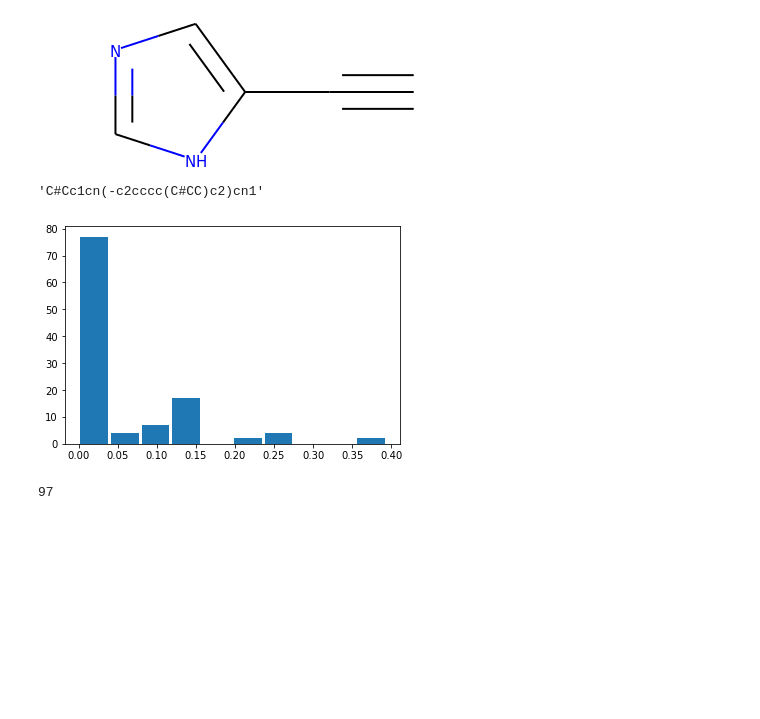
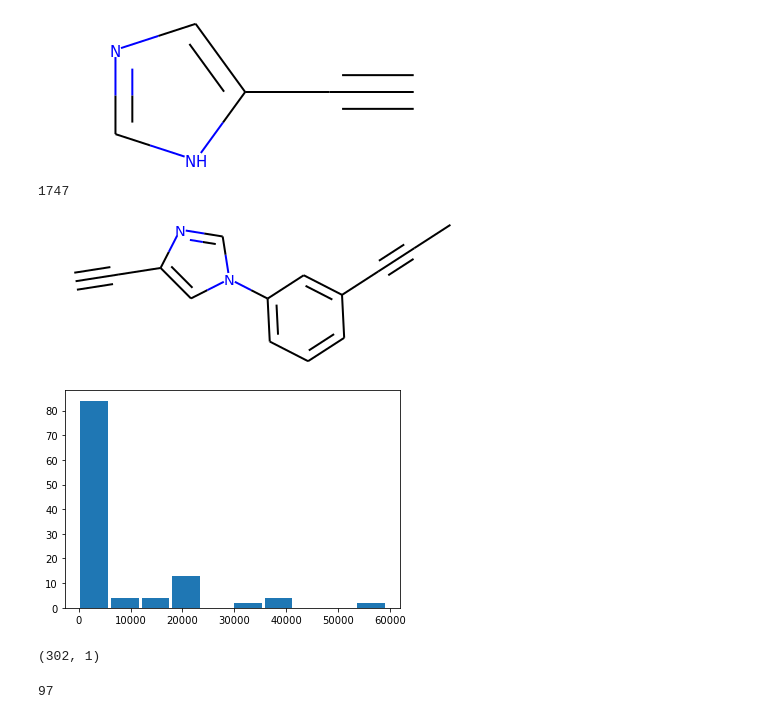
Before and after one commit to FrekMown/neopgfs, a Jupyter notebook: ipynb/2_test_objects.ipynb, the cells around one changed output. Drawn from its saved outputs; the diff is of its cells as text; code cells hidden in the pictures; blank space fills up the shorter version.

Commit message:
Chemonster object created and tested, Environment almost ready

```diff
--- a/ipynb/2_test_objects.ipynb
+++ b/ipynb/2_test_objects.ipynb
@@ -53,17 +229,28 @@ r0
 r1
 # %% [output]
 [figure]
+# %%
+r1_idx
+# %% [output]
+1747
 # %%
-env.reaction_predictor(110, Chem.MolToSmiles(r0), r1_idx)
+res = chemonster.reaction_predictor(110, Chem.MolToSmiles(r0), r1_idx)
+Chem.MolFromSmiles(res)
 # %% [output]
-'C#Cc1cn(-c2cccc(C#CC)c2)cn1'
+[figure, added]
 # %%
 rel_r0_rxns = np.load('/home/alfredo/work/rl/neopgfs/neopgfs/data/rel_reactant_reactions_r0.npy')
 rel_r1_rxns = np.load('/home/alfredo/work/rl/neopgfs/neopgfs/data/rel_reactant_reactions_r1.npy')
 # %%
-plt.hist(rel_r1_rxns.mean(axis=0), rwidth=0.9);
+plt.hist(rel_r1_rxns.sum(axis=0), rwidth=0.9);
 # %% [output]
-[figure, old version]
+[figure, new version]
+# %%
+n_reactions_per_reactant = rel_r1_rxns.sum(axis=1)
+np.argwhere(n_reactions_per_reactant==0).shape
+# 300 reactants cannot be chosen for any reaction
+# %% [output]
+(302, 1)
 # %%
 np.argmax(rel_r1_rxns.mean(axis=0))
 # %% [output]
```
Also changed, not shown: parts of 41 cells of this notebook, 7 other files.
